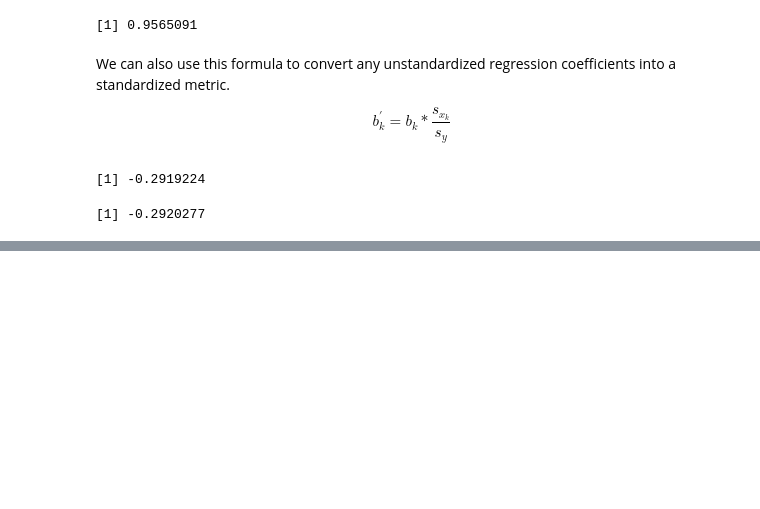
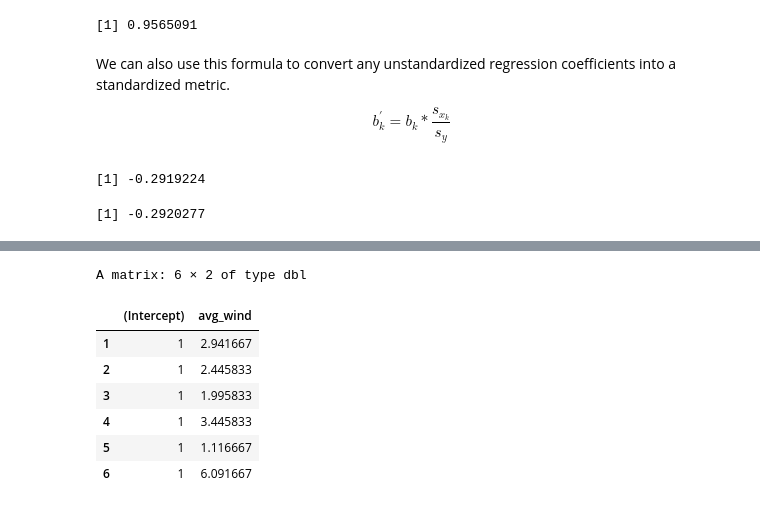
Before and after one commit to lebebr01/psqf_6243, a Jupyter notebook: course-notes/03-regression-estimates.ipynb, the cells around one changed output, grey strips where cells are left out. Drawn from its saved outputs; the diff is of its cells as text; code cells hidden in the pictures; blank space fills up the shorter version.

```diff
--- a/course-notes/03-regression-estimates.ipynb
+++ b/course-notes/03-regression-estimates.ipynb
@@ -198,0 +245,12 @@ cor(daily_aqi ~ avg_wind, data = airquality)
+# %%
+X <- model.matrix(air_lm)
+head(X)
+# %% [output]
+A matrix: 6 × 2 of type dbl
+|  | (Intercept) | avg_wind |
+| 1 | 1 | 2.941667 |
+| 2 | 1 | 2.445833 |
+| 3 | 1 | 1.995833 |
+| 4 | 1 | 3.445833 |
+| 5 | 1 | 1.116667 |
+| 6 | 1 | 6.091667 |
```
Also changed, not shown: parts of 8 cells of this notebook.
